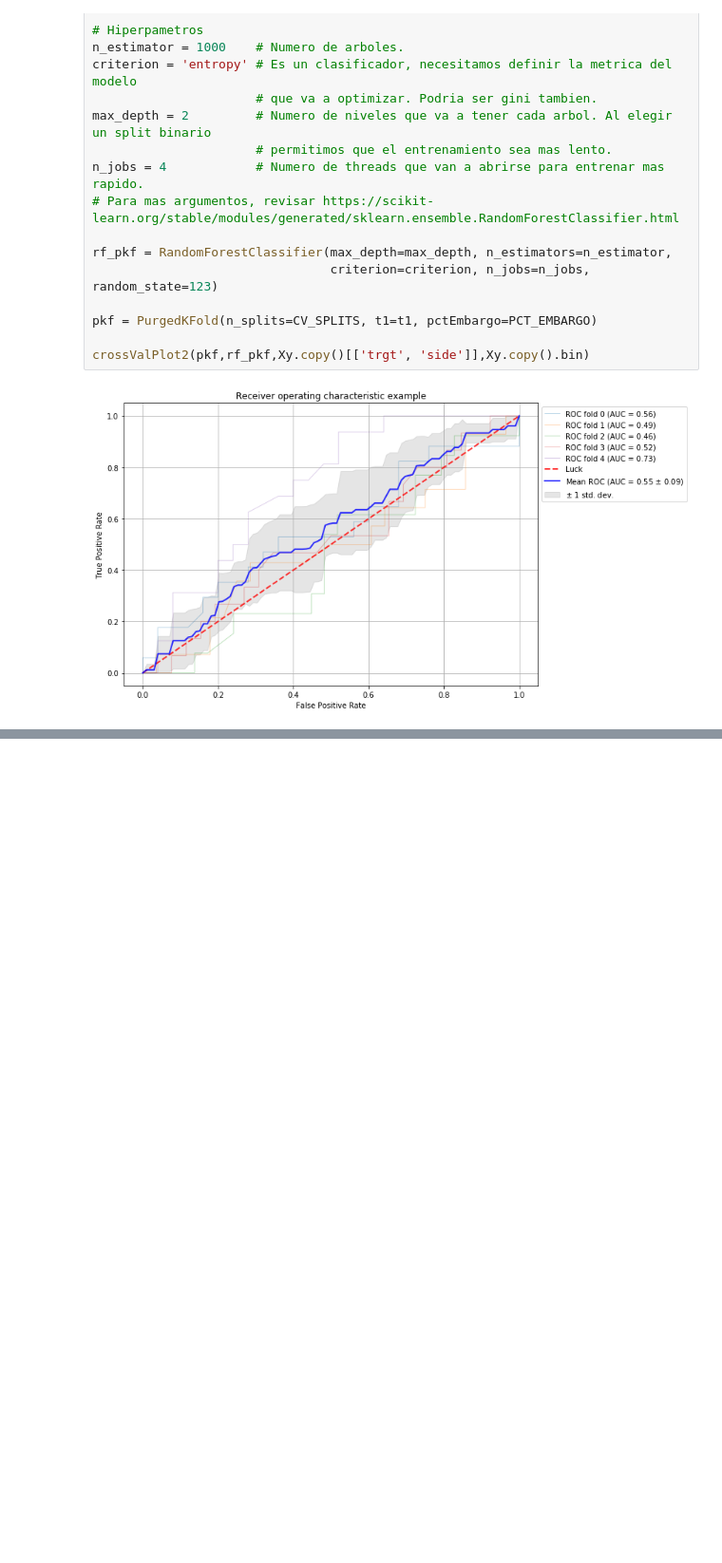
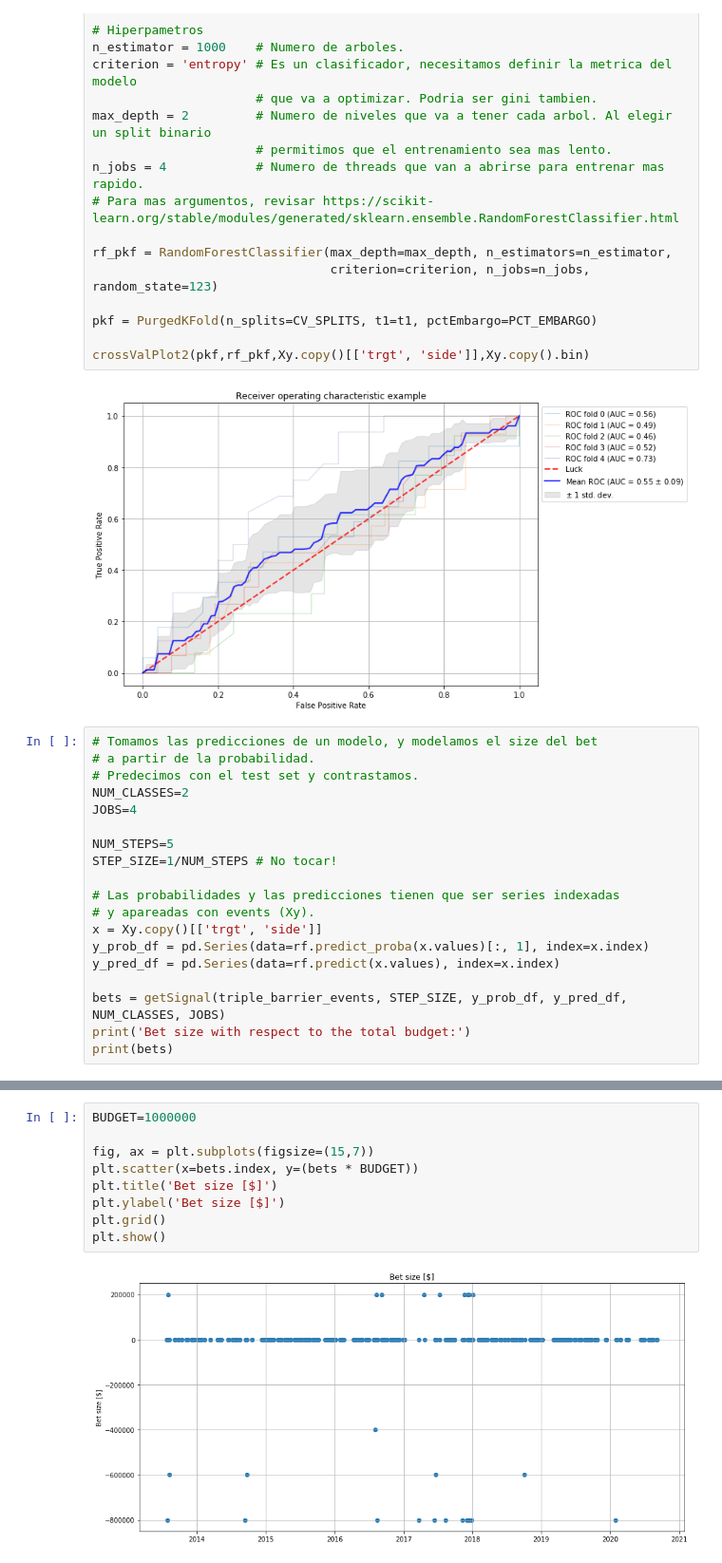
Before and after one commit to agalbachicar/financial_analytics, a Jupyter notebook: notebooks/models_cv_bet_sizing.ipynb, the cells around one changed output, grey strips where cells are left out. Shown at 95% size. Saved outputs shown, nothing was run; the diff lists cells and outputs as text; blank space fills up the shorter version.

```diff
--- a/notebooks/models_cv_bet_sizing.ipynb
+++ b/notebooks/models_cv_bet_sizing.ipynb
@@ -1263,3 +1360,22 @@ pkf = PurgedKFold(n_splits=CV_SPLITS, t1=t1, pctEmbargo=PCT_EMBARGO)
 crossValPlot2(pkf,rf_pkf,Xy.copy()[['trgt', 'side']],Xy.copy().bin)
 # %% [output]
 [figure]
+# %%
+# Tomamos las predicciones de un modelo, y modelamos el size del bet
+# a partir de la probabilidad.
+# Predecimos con el test set y contrastamos.
+NUM_CLASSES=2
+JOBS=4
+
+NUM_STEPS=5
+STEP_SIZE=1/NUM_STEPS # No tocar!
+
+# Las probabilidades y las predicciones tienen que ser series indexadas
+# y apareadas con events (Xy).
+x = Xy.copy()[['trgt', 'side']]
+y_prob_df = pd.Series(data=rf.predict_proba(x.values)[:, 1], index=x.index)
+y_pred_df = pd.Series(data=rf.predict(x.values), index=x.index)
+
+bets = getSignal(triple_barrier_events, STEP_SIZE, y_prob_df, y_pred_df, NUM_CLASSES, JOBS)
+print('Bet size with respect to the total budget:')
+print(bets)
@@ -1265,0 +1397,11 @@ crossValPlot2(pkf,rf_pkf,Xy.copy()[['trgt', 'side']],Xy.copy().bin)
+# %%
+BUDGET=1000000
+
+fig, ax = plt.subplots(figsize=(15,7))
+plt.scatter(x=bets.index, y=(bets * BUDGET))
+plt.title('Bet size [$]')
+plt.ylabel('Bet size [$]')
+plt.grid()
+plt.show()
+# %% [output]
+[figure, added]
```
Also changed, not shown: parts of 6 cells of this notebook, 1 other file.
